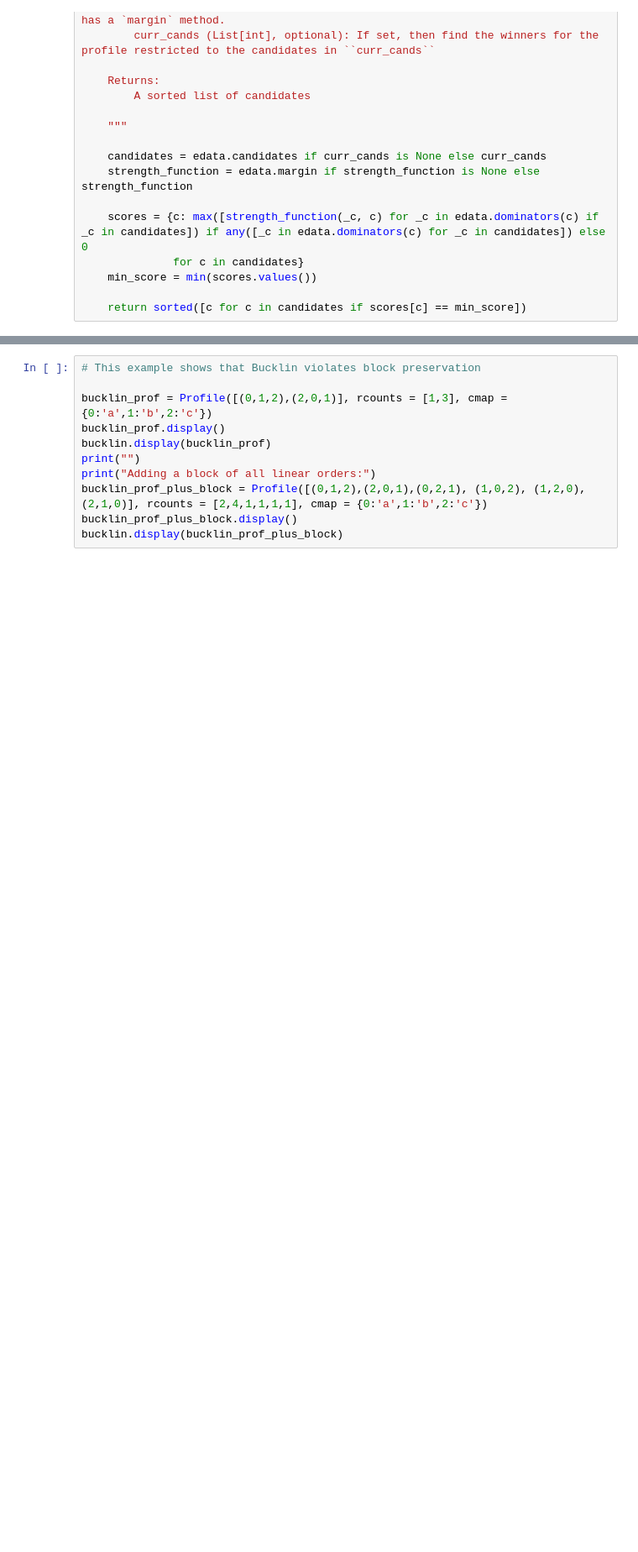
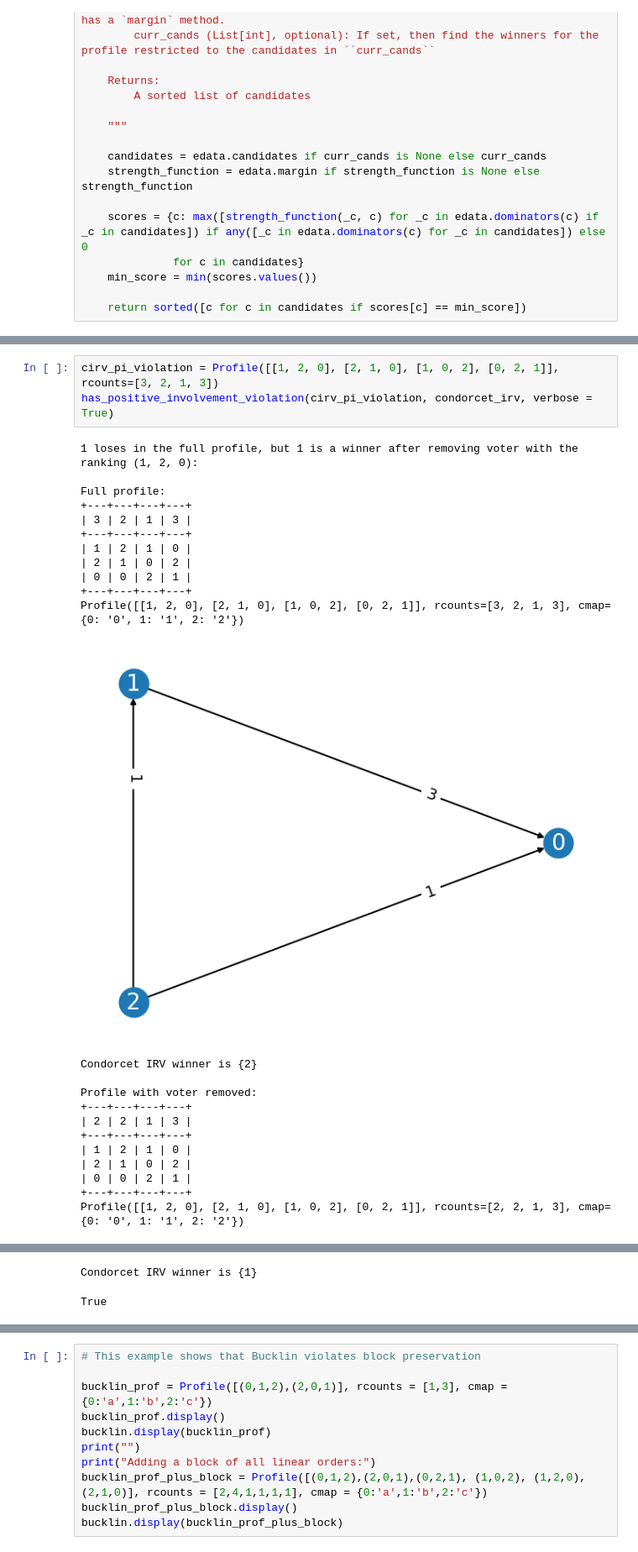
Before and after one commit to wesholliday/may-minimax, a Jupyter notebook: may-minimax.ipynb, the cells around one changed output, grey strips where cells are left out. Shown at 84% size. Drawn from its saved outputs; the diff is of its cells as text; blank space fills up the shorter version.

```diff
--- a/may-minimax.ipynb
+++ b/may-minimax.ipynb
@@ -53,0 +124,27 @@ def minimax(edata, curr_cands = None, strength_function = None):
+# %%
+cirv_pi_violation = Profile([[1, 2, 0], [2, 1, 0], [1, 0, 2], [0, 2, 1]], rcounts=[3, 2, 1, 3])
+has_positive_involvement_violation(cirv_pi_violation, condorcet_irv, verbose = True)
+# %% [output]
+1 loses in the full profile, but 1 is a winner after removing voter with the ranking (1, 2, 0):
+
+Full profile:
++---+---+---+---+
+| 3 | 2 | 1 | 3 |
++---+---+---+---+
+| 1 | 2 | 1 | 0 |
+| 2 | 1 | 0 | 2 |
+| 0 | 0 | 2 | 1 |
++---+---+---+---+
+Profile([[1, 2, 0], [2, 1, 0], [1, 0, 2], [0, 2, 1]], rcounts=[3, 2, 1, 3], cmap={0: '0', 1: '1', 2: '2'})
+[figure, added]
+Condorcet IRV winner is {2}
+
+Profile with voter removed:
++---+---+---+---+
+| 2 | 2 | 1 | 3 |
++---+---+---+---+
+| 1 | 2 | 1 | 0 |
+| 2 | 1 | 0 | 2 |
+| 0 | 0 | 2 | 1 |
++---+---+---+---+
+Profile([[1, 2, 0], [2, 1, 0], [1, 0, 2], [0, 2, 1]], rcounts=[2, 2, 1, 3], cmap={0: '0', 1: '1', 2: '2'})
@@ -53,0 +152,2 @@ def minimax(edata, curr_cands = None, strength_function = None):
+Condorcet IRV winner is {1}
+True
```
Also changed, not shown: parts of 33 cells of this notebook.
